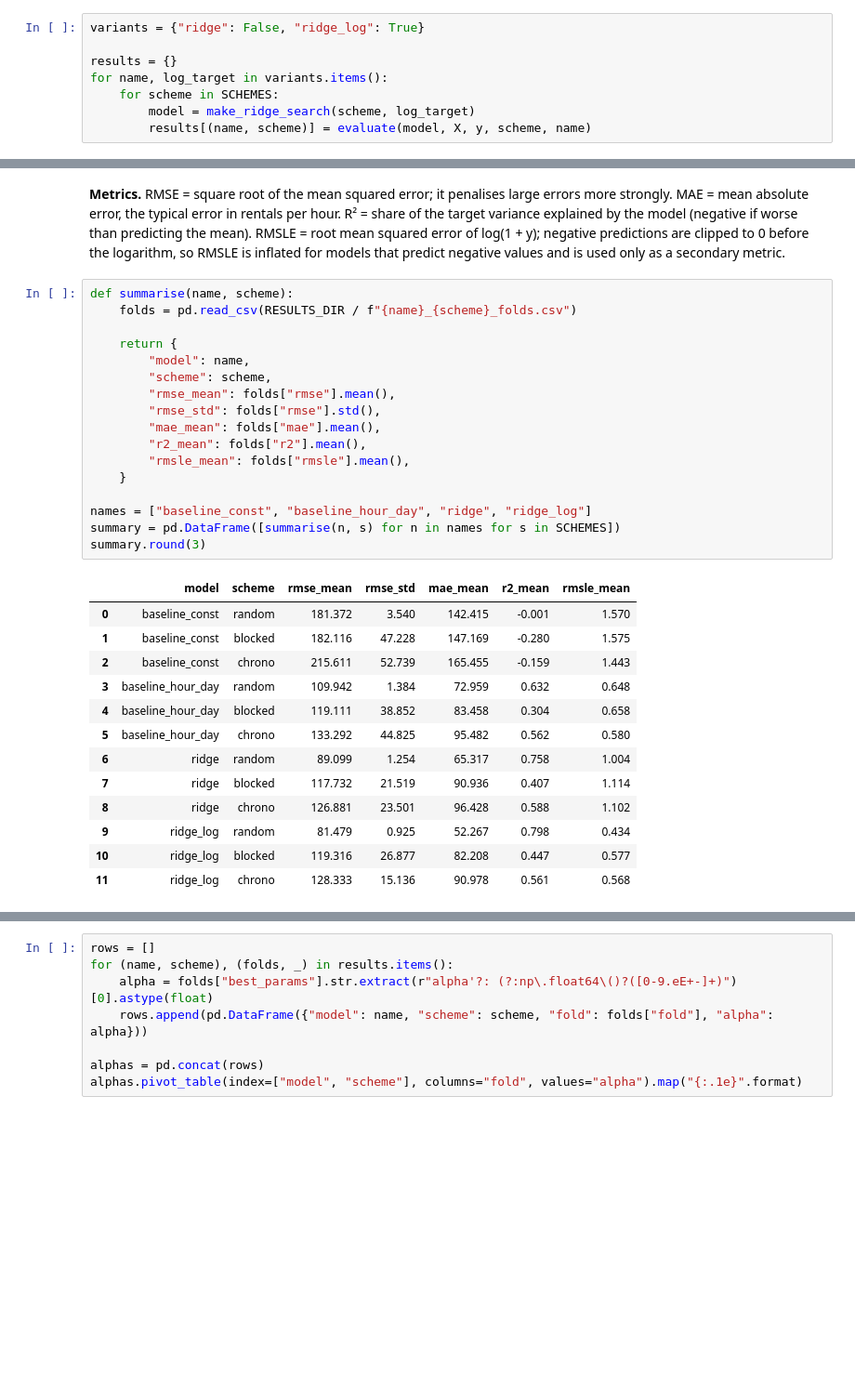
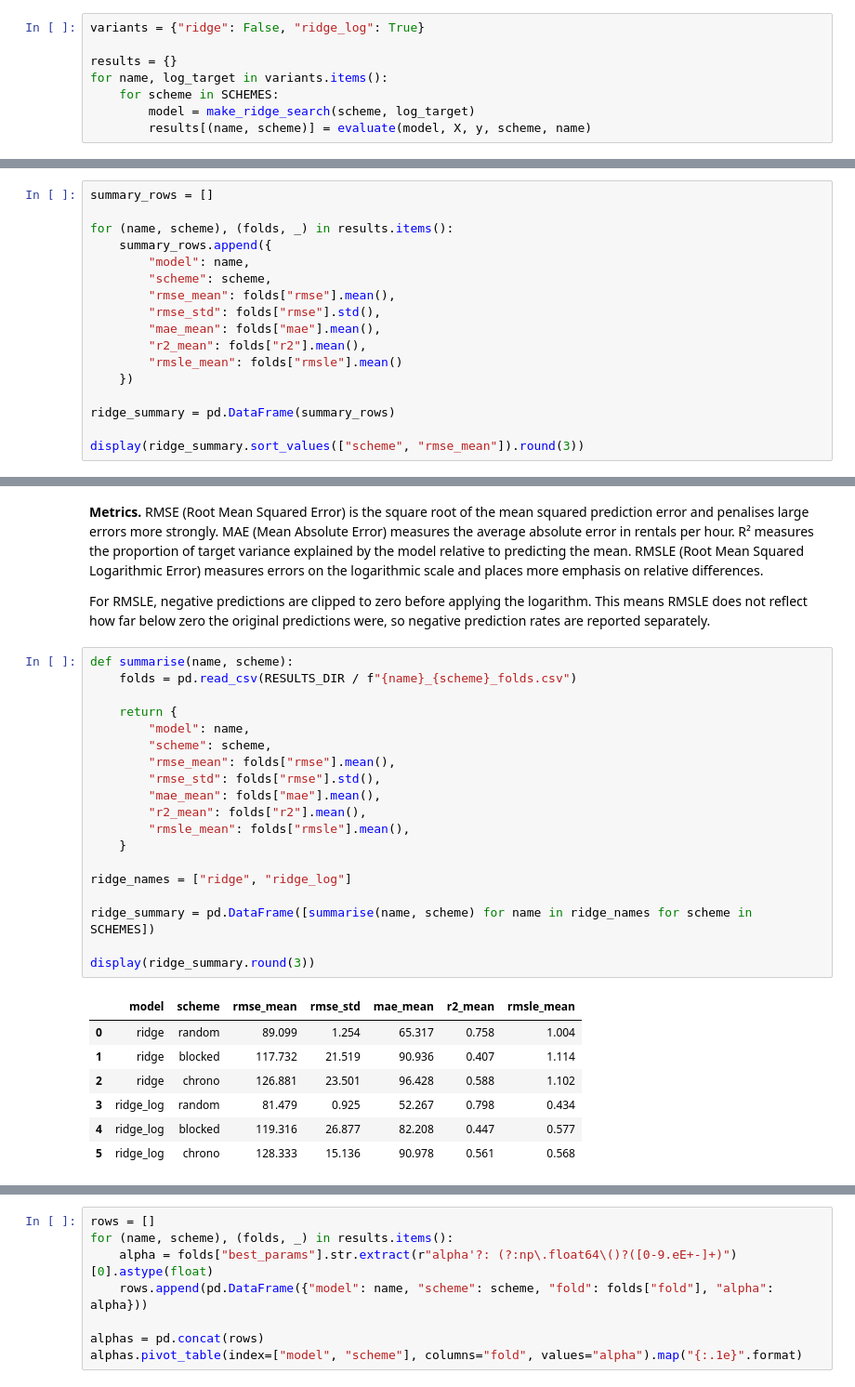
Before and after one commit to gghgfttd/ml-2026-MiniProject, a Jupyter notebook: 03_ridge.ipynb, the cells around one changed output, grey strips where cells are left out. Shown at 93% size. Cells and saved outputs as stored; diff of their text form; blank space fills up the shorter version.

Commit message:
comparison with baseline deleted, small updates

```diff
--- a/03_ridge.ipynb
+++ b/03_ridge.ipynb
@@ -183,0 +192,17 @@ Both variants use the same preprocessing pipeline and hyperparameter search; onl
+# %%
+summary_rows = []
+
+for (name, scheme), (folds, _) in results.items():
+    summary_rows.append({
+        "model": name,
+        "scheme": scheme,
+        "rmse_mean": folds["rmse"].mean(),
+        "rmse_std": folds["rmse"].std(),
+        "mae_mean": folds["mae"].mean(),
+        "r2_mean": folds["r2"].mean(),
+        "rmsle_mean": folds["rmsle"].mean()
+    })
+
+ridge_summary = pd.DataFrame(summary_rows)
+
+display(ridge_summary.sort_values(["scheme", "rmse_mean"]).round(3))
@@ -184,33 +217,31 @@ Both variants use the same preprocessing pipeline and hyperparameter search; onl
 # %% [markdown]
-**Metrics.** RMSE = square root of the mean squared error; it penalises large errors more strongly. MAE = mean absolute error, the typical error in rentals per hour. R² = share of the target variance explained by the model (negative if worse than predicting the mean). RMSLE = root mean squared error of log(1 + y); negative predictions are clipped to 0 before the logarithm, so RMSLE is inflated for models that predict negative values and is used only as a secondary metric.
+**Metrics.** RMSE (Root Mean Squared Error) is the square root of the mean squared prediction error and penalises large errors more strongly. MAE (Mean Absolute Error) measures the average absolute error in rentals per hour. R² measures the proportion of target variance explained by the model relative to predicting the mean. RMSLE (Root Mean Squared Logarithmic Error) measures errors on the logarithmic scale and places more emphasis on relative differences.
+
+For RMSLE, negative predictions are clipped to zero before applying the logarithm. This means RMSLE does not reflect how far below zero the original predictions were, so negative prediction rates are reported separately.
 # %%
 def summarise(name, scheme):
     folds = pd.read_csv(RESULTS_DIR / f"{name}_{scheme}_folds.csv")
 
     return {
         "model": name,
         "scheme": scheme,
         "rmse_mean": folds["rmse"].mean(),
         "rmse_std": folds["rmse"].std(),
         "mae_mean": folds["mae"].mean(),
         "r2_mean": folds["r2"].mean(),
         "rmsle_mean": folds["rmsle"].mean(),
     }
 
-names = ["baseline_const", "baseline_hour_day", "ridge", "ridge_log"]
-summary = pd.DataFrame([summarise(n, s) for n in names for s in SCHEMES])
-summary.round(3)
+ridge_names = ["ridge", "ridge_log"]
+
+ridge_summary = pd.DataFrame([summarise(name, scheme) for name in ridge_names for scheme in SCHEMES])
+
+display(ridge_summary.round(3))
 # %% [output]
 |  | model | scheme | rmse_mean | rmse_std | mae_mean | r2_mean | rmsle_mean |
-| 0 | baseline_const | random | 181.372 | 3.540 | 142.415 | -0.001 | 1.570 |
-| 1 | baseline_const | blocked | 182.116 | 47.228 | 147.169 | -0.280 | 1.575 |
-| 2 | baseline_const | chrono | 215.611 | 52.739 | 165.455 | -0.159 | 1.443 |
-| 3 | baseline_hour_day | random | 109.942 | 1.384 | 72.959 | 0.632 | 0.648 |
-| 4 | baseline_hour_day | blocked | 119.111 | 38.852 | 83.458 | 0.304 | 0.658 |
-| 5 | baseline_hour_day | chrono | 133.292 | 44.825 | 95.482 | 0.562 | 0.580 |
-| 6 | ridge | random | 89.099 | 1.254 | 65.317 | 0.758 | 1.004 |
-| 7 | ridge | blocked | 117.732 | 21.519 | 90.936 | 0.407 | 1.114 |
-| 8 | ridge | chrono | 126.881 | 23.501 | 96.428 | 0.588 | 1.102 |
-| 9 | ridge_log | random | 81.479 | 0.925 | 52.267 | 0.798 | 0.434 |
-| 10 | ridge_log | blocked | 119.316 | 26.877 | 82.208 | 0.447 | 0.577 |
-| 11 | ridge_log | chrono | 128.333 | 15.136 | 90.978 | 0.561 | 0.568 |
+| 0 | ridge | random | 89.099 | 1.254 | 65.317 | 0.758 | 1.004 |
+| 1 | ridge | blocked | 117.732 | 21.519 | 90.936 | 0.407 | 1.114 |
+| 2 | ridge | chrono | 126.881 | 23.501 | 96.428 | 0.588 | 1.102 |
+| 3 | ridge_log | random | 81.479 | 0.925 | 52.267 | 0.798 | 0.434 |
+| 4 | ridge_log | blocked | 119.316 | 26.877 | 82.208 | 0.447 | 0.577 |
+| 5 | ridge_log | chrono | 128.333 | 15.136 | 90.978 | 0.561 | 0.568 |
```
Also changed, not shown: parts of 9 cells of this notebook, 1 other file.
